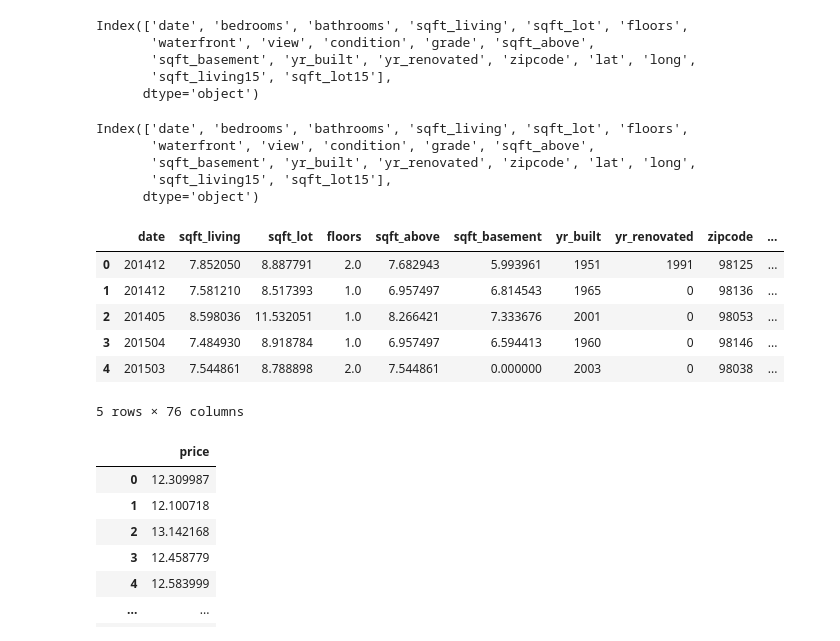
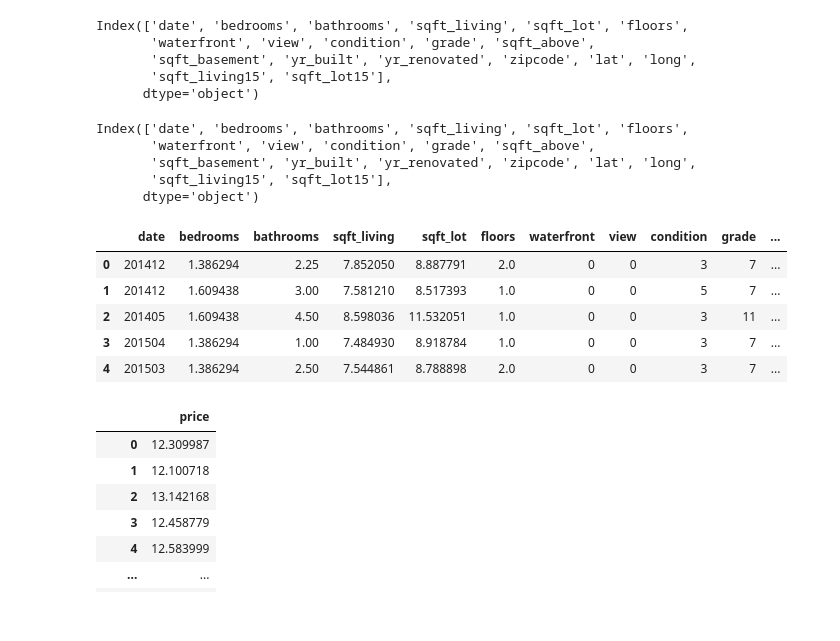
Before and after one commit to Sanghoney96/AIFFEL_quest_rs_yooeun, a Jupyter notebook: Exploration/Ex02/250113_kaggle_house_proj_김유은.ipynb, the cells around one changed output. Cells and saved outputs as stored; diff of their text form; code cells hidden in the pictures.

```diff
--- a/Exploration/Ex02/250113_kaggle_house_proj_김유은.ipynb
+++ b/Exploration/Ex02/250113_kaggle_house_proj_김유은.ipynb
@@ -113,33 +113,27 @@ Index(['date', 'bedrooms', 'bathrooms', 'sqft_living', 'sqft_lot', 'floors',
 # %%
 test['date']=test['date'].apply(lambda i: i[:6]).astype(int)
 del test['id']
 
 print(test.columns)
 
 skew_columns = ['bedrooms', 'sqft_living', 'sqft_lot', 'sqft_above', 'sqft_basement', 'sqft_lot15', 'sqft_living15']
 
 for c in skew_columns:
     test[c] = np.log1p(test[c].values)
 
-# 원핫 인코딩
-test = pd.get_dummies(test, columns=['waterfront', 'view', 'condition', 'grade', 'bedrooms',	'bathrooms'], drop_first=False)
-
 test.head()
-
-test.head()
 # %% [output]
 Index(['date', 'bedrooms', 'bathrooms', 'sqft_living', 'sqft_lot', 'floors',
        'waterfront', 'view', 'condition', 'grade', 'sqft_above',
        'sqft_basement', 'yr_built', 'yr_renovated', 'zipcode', 'lat', 'long',
        'sqft_living15', 'sqft_lot15'],
       dtype='object')
-|  | date | sqft_living | sqft_lot | floors | sqft_above | sqft_basement | yr_built | yr_renovated | zipcode | ... |
-| 0 | 201412 | 7.852050 | 8.887791 | 2.0 | 7.682943 | 5.993961 | 1951 | 1991 | 98125 | ... |
-| 1 | 201412 | 7.581210 | 8.517393 | 1.0 | 6.957497 | 6.814543 | 1965 | 0 | 98136 | ... |
-| 2 | 201405 | 8.598036 | 11.532051 | 1.0 | 8.266421 | 7.333676 | 2001 | 0 | 98053 | ... |
-| 3 | 201504 | 7.484930 | 8.918784 | 1.0 | 6.957497 | 6.594413 | 1960 | 0 | 98146 | ... |
-| 4 | 201503 | 7.544861 | 8.788898 | 2.0 | 7.544861 | 0.000000 | 2003 | 0 | 98038 | ... |
+|  | date | bedrooms | bathrooms | sqft_living | sqft_lot | floors | waterfront | view | condition | grade | ... |
+| 0 | 201412 | 1.386294 | 2.25 | 7.852050 | 8.887791 | 2.0 | 0 | 0 | 3 | 7 | ... |
+| 1 | 201412 | 1.609438 | 3.00 | 7.581210 | 8.517393 | 1.0 | 0 | 0 | 5 | 7 | ... |
+| 2 | 201405 | 1.609438 | 4.50 | 8.598036 | 11.532051 | 1.0 | 0 | 0 | 3 | 11 | ... |
+| 3 | 201504 | 1.386294 | 1.00 | 7.484930 | 8.918784 | 1.0 | 0 | 0 | 3 | 7 | ... |
+| 4 | 201503 | 1.386294 | 2.50 | 7.544861 | 8.788898 | 2.0 | 0 | 0 | 3 | 7 | ... |
-5 rows × 76 columns
 # %%
 y = np.log1p(y)
 y
```
Also changed, not shown: parts of 6 cells of this notebook.
